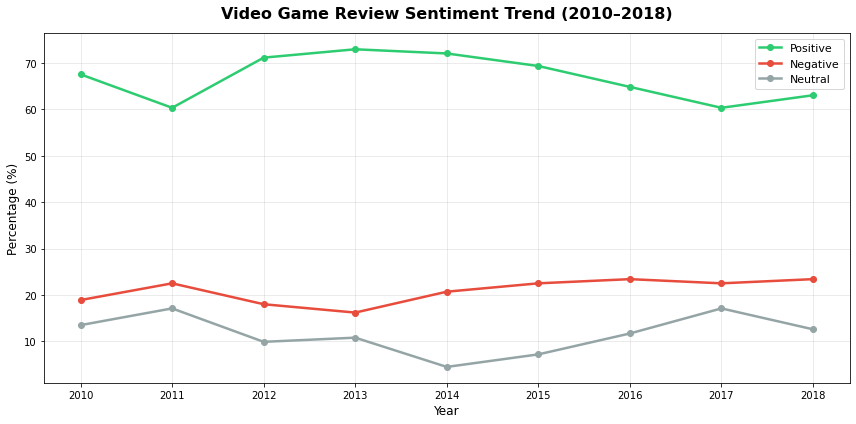
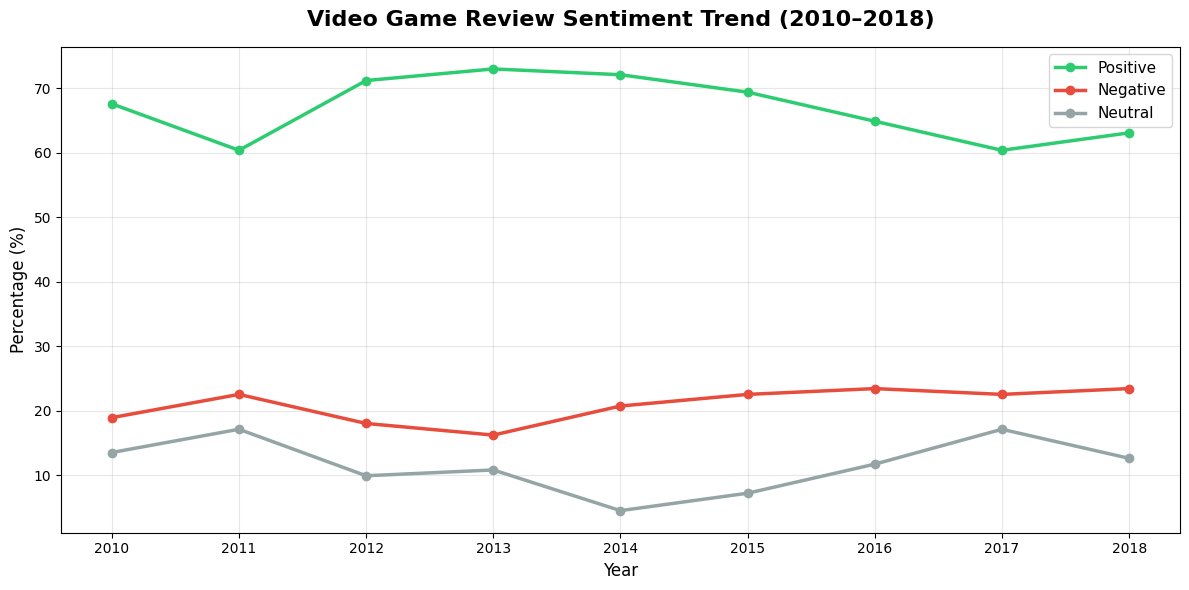
The change to this notebook cell's code, shown as a diff; its figure went from the first image to the second:
--- before
+++ after
@@ -23,5 +23,5 @@
 ax.set_xticks(yearly_sentiment_pct.index)
 plt.tight_layout()
-plt.savefig('./sentiment_trend.png', dpi=150)
+plt.savefig('./sentiment_trend.png', dpi=150, facecolor='white')
 plt.show()
 

Commit: Clean up API cells for reproducibility, fix chart backgrounds